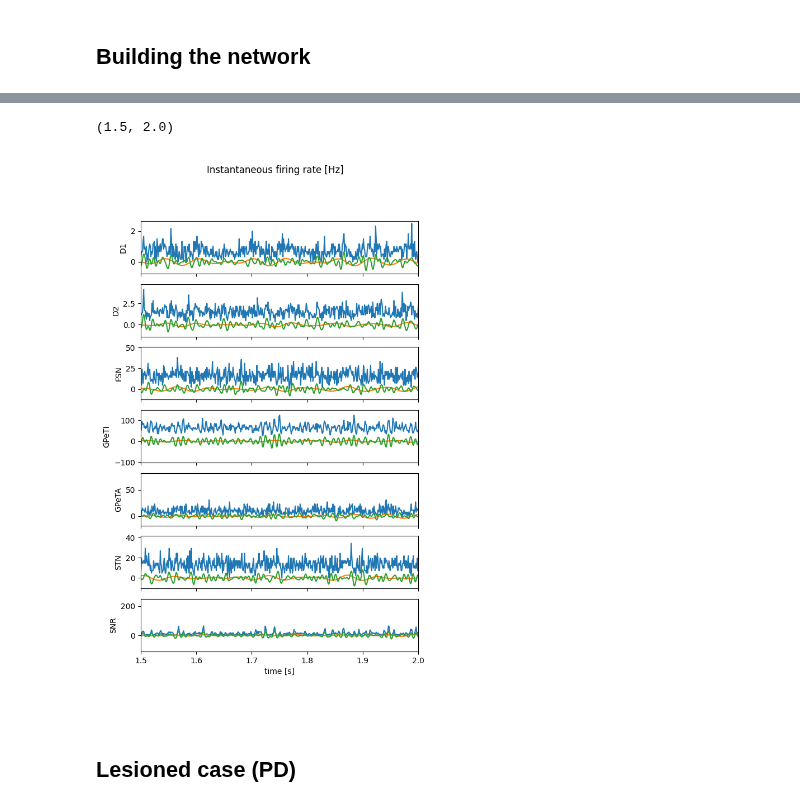
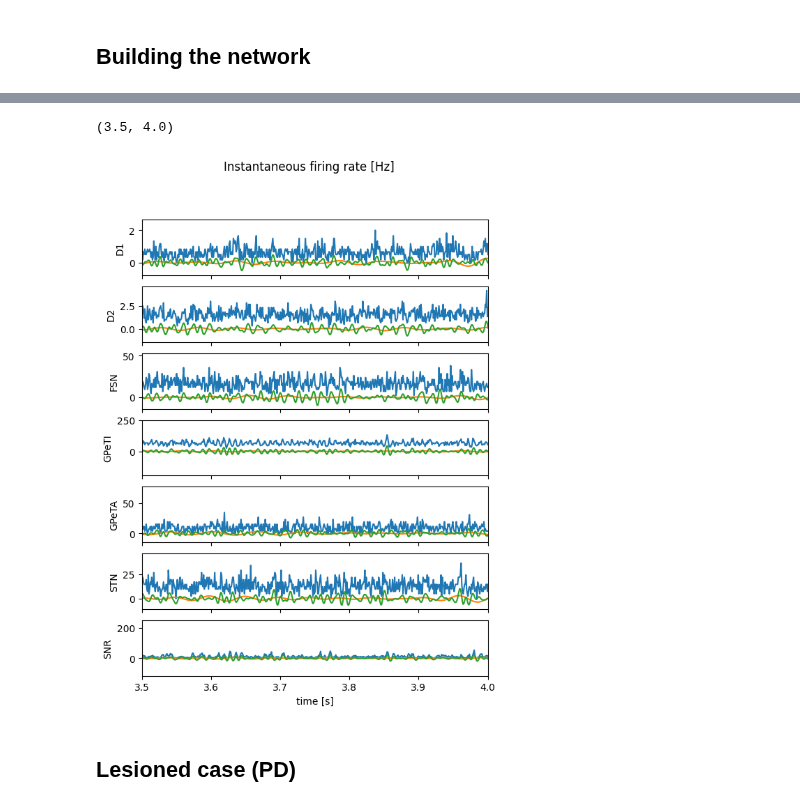
Before and after one commit to djanloo/quilt, a Jupyter notebook: bg_analysis/basal_ganglia.ipynb, the cells around one changed output, grey strips where cells are left out. Cells and saved outputs as stored; diff of their text form; code cells hidden in the pictures.

```diff
--- a/bg_analysis/basal_ganglia.ipynb
+++ b/bg_analysis/basal_ganglia.ipynb
@@ -1,16 +40,14 @@
 # %%
-!echo $PYTHONPATH
 import numpy as np
 import matplotlib.pyplot as plt
-import networkx as nx
 
-%load_ext autoreload
-%autoreload 2
-# %matplotlib inline
-%matplotlib ipympl
+# %load_ext autoreload
+# %autoreload 2
+%matplotlib inline
+# %matplotlib ipympl
 
-NEURONS_FILE = "basal_ganglia_neurons.yaml"
-NETWORK_FILE = "basal_ganglia_network.yaml"
-DOPAMINE_FILE = "basal_ganglia_dopamine_susceptibility.yaml"
-
-# FSN [1020] Hz ([55, 62]), D1 and D2 (MSN) [0.5–2.5] Hz ([63]), GPe-TI [40–60] Hz ([45]), GPe-TA [5–15] Hz ([45]) and STN [12–20] Hz ([24]).
+# FSN [10-20] Hz
+# D1, D2 [0.5–2.5] Hz
+# GPe-TI [40–60] Hz
+# GPe-TA [5–15] Hz
+# and STN [12–20] Hz
@@ -88,7 +123,7 @@ def plot_spectrum(sn, scale="log"):
     # plt.ylabel("normalized PSD")
     plt.xlabel("Frequency [Hz]")
     plt.xlim(0,150)
-    fig.set_figheight(10)
+    fig.set_figheight(8.5)
 
 def plot_signals(sn):
     fig, axes = plt.subplots(len(sn.populations), 1, sharex=True)
@@ -98,13 +133,13 @@ def plot_signals(sn):
 
         tt = np.linspace(0, len(instantaneous_fr)/1000, len(instantaneous_fr))
         ax.plot(tt, instantaneous_fr)
-        ax.plot(tt, bandpass(instantaneous_fr, [12, 24], 1000), label="beta")
-        ax.plot(tt, bandpass(instantaneous_fr, [30, 140], 1000), label="gamma")
+        ax.plot(tt, bandpass(instantaneous_fr, [12, 24], sampling_frequency), label="beta")
+        ax.plot(tt, bandpass(instantaneous_fr, [30, 140], sampling_frequency), label="gamma")
         ax.set_ylabel(pop)
     # ax.set_xlim(1.5, 2)
     fig.suptitle("Instantaneous firing rate [Hz]")
     ax.set_xlabel("time [s]")
-    fig.set_figheight(10)
+    fig.set_figheight(8.5)
 # %% [markdown]
 ## Building the network
 # %%
@@ -173,9 +199,9 @@ F resolution 0.27 Hz
 # %%
 plot_signals(sn)
-plt.gca().set_xlim(1.5, 2)
+plt.gca().set_xlim(3.5, 4)
 # %% [output]
-(1.5, 2.0)
+(3.5, 4.0)
-[figure, old version]
+[figure, new version]
 # %% [markdown]
 ## Lesioned case (PD)
 # %%
```
Also changed, not shown: parts of 36 cells of this notebook, 6 other files.
